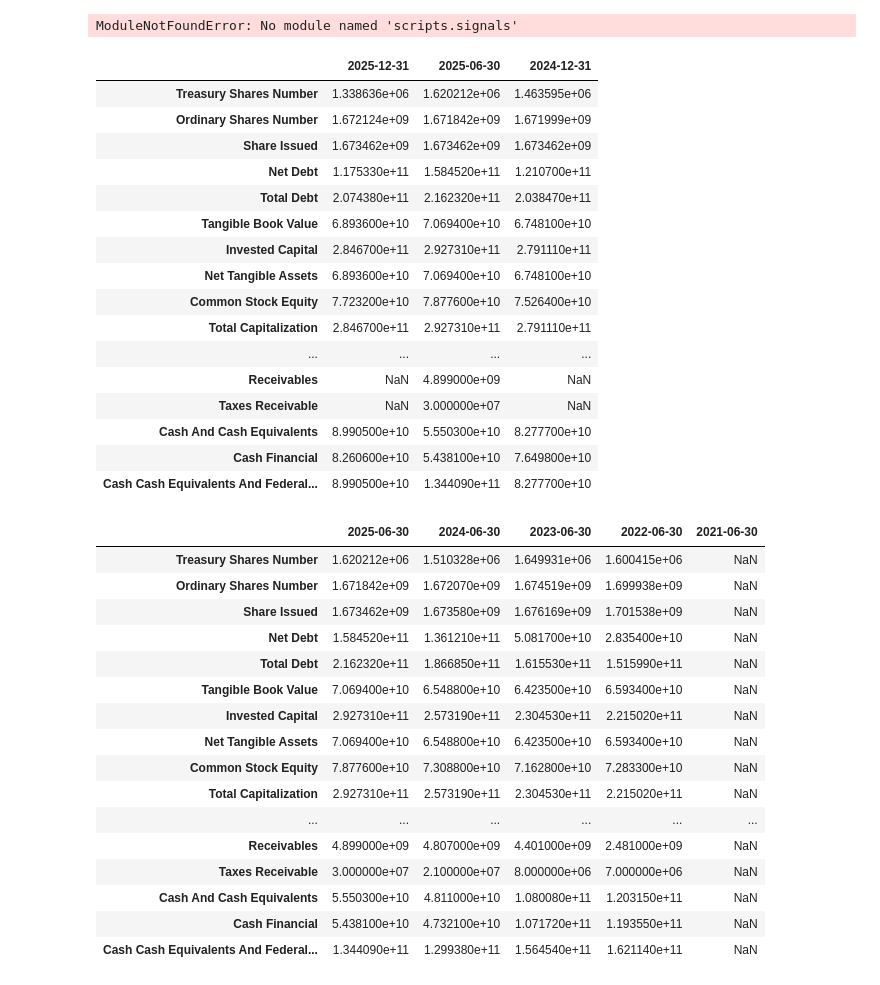
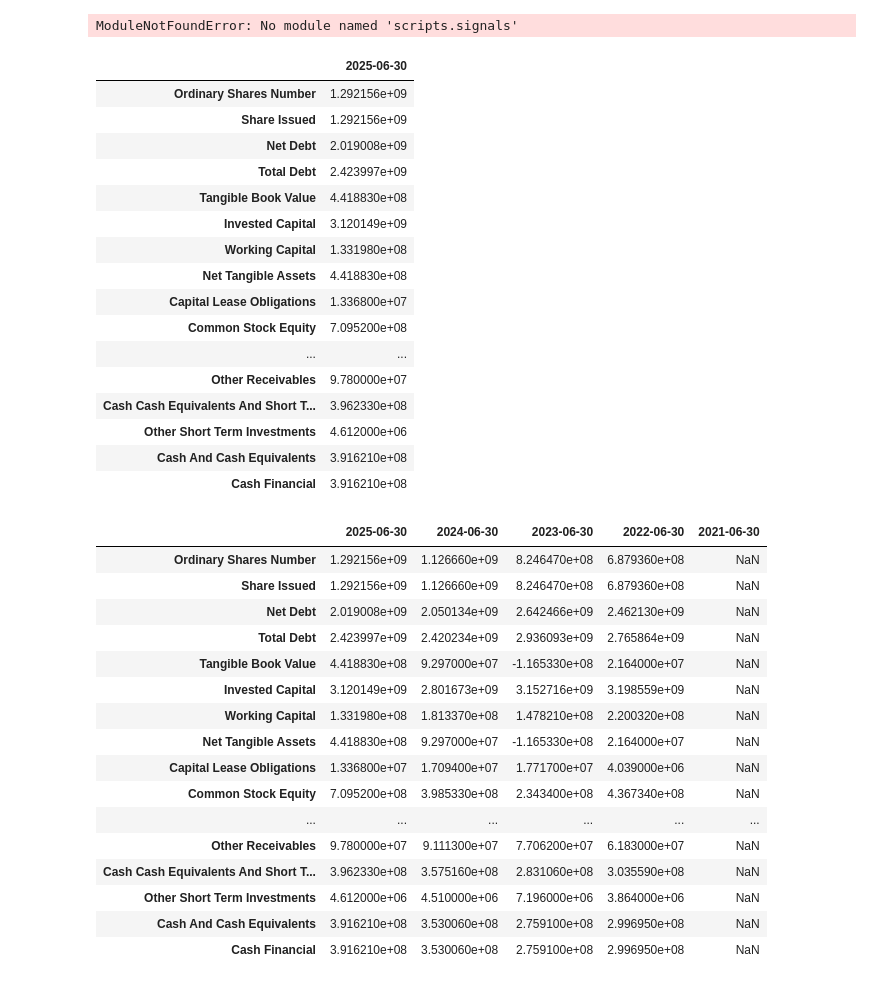
Before and after one commit to hungryfire267/systematic-equities-research, a Jupyter notebook: notebooks/run_signals.ipynb, the cells around one changed output. Cells and saved outputs as stored; diff of their text form; code cells hidden in the pictures.

```diff
--- a/notebooks/run_signals.ipynb
+++ b/notebooks/run_signals.ipynb
@@ -35,34 +35,34 @@ ModuleNotFoundError: No module named 'scripts.signals'
 import yfinance as yf
 import pandas as pd
 # %%
-ticker = yf.Ticker("CBA.AX")
+ticker = yf.Ticker("ZIP.AX")
 
 # 1) Daily adjusted close over 4 years
 prices = ticker.history(period="4y", auto_adjust=True)[["Close"]].copy()
 prices.index = pd.to_datetime(prices.index).tz_localize(None)
 
 # 2) Quarterly balance sheet (preferred for smoother P/B series)
 # If quarterly is empty, fall back to annual balance sheet
 bs = ticker.quarterly_balance_sheet.copy()
 bs
 # %% [output]
-|  | 2025-12-31 | 2025-06-30 | 2024-12-31 |
-| Treasury Shares Number | 1.338636e+06 | 1.620212e+06 | 1.463595e+06 |
-| Ordinary Shares Number | 1.672124e+09 | 1.671842e+09 | 1.671999e+09 |
-| Share Issued | 1.673462e+09 | 1.673462e+09 | 1.673462e+09 |
-| Net Debt | 1.175330e+11 | 1.584520e+11 | 1.210700e+11 |
-| Total Debt | 2.074380e+11 | 2.162320e+11 | 2.038470e+11 |
-| Tangible Book Value | 6.893600e+10 | 7.069400e+10 | 6.748100e+10 |
-| Invested Capital | 2.846700e+11 | 2.927310e+11 | 2.791110e+11 |
-| Net Tangible Assets | 6.893600e+10 | 7.069400e+10 | 6.748100e+10 |
-| Common Stock Equity | 7.723200e+10 | 7.877600e+10 | 7.526400e+10 |
-| Total Capitalization | 2.846700e+11 | 2.927310e+11 | 2.791110e+11 |
-| ... | ... | ... | ... |
-| Receivables | NaN | 4.899000e+09 | NaN |
-| Taxes Receivable | NaN | 3.000000e+07 | NaN |
-| Cash And Cash Equivalents | 8.990500e+10 | 5.550300e+10 | 8.277700e+10 |
-| Cash Financial | 8.260600e+10 | 5.438100e+10 | 7.649800e+10 |
-| Cash Cash Equivalents And Federal... | 8.990500e+10 | 1.344090e+11 | 8.277700e+10 |
+|  | 2025-06-30 |
+| Ordinary Shares Number | 1.292156e+09 |
+| Share Issued | 1.292156e+09 |
+| Net Debt | 2.019008e+09 |
+| Total Debt | 2.423997e+09 |
+| Tangible Book Value | 4.418830e+08 |
+| Invested Capital | 3.120149e+09 |
+| Working Capital | 1.331980e+08 |
+| Net Tangible Assets | 4.418830e+08 |
+| Capital Lease Obligations | 1.336800e+07 |
+| Common Stock Equity | 7.095200e+08 |
+| ... | ... |
+| Other Receivables | 9.780000e+07 |
+| Cash Cash Equivalents And Short T... | 3.962330e+08 |
+| Other Short Term Investments | 4.612000e+06 |
+| Cash And Cash Equivalents | 3.916210e+08 |
+| Cash Financial | 3.916210e+08 |
 # %%
 bs_q = ticker.quarterly_balance_sheet.copy()
 bs_a = ticker.balance_sheet.copy()
@@ -72,19 +72,19 @@ bs = bs_q if not bs_q.empty and bs_q.shape[1] >= 4 else bs_a
 bs
 # %% [output]
 |  | 2025-06-30 | 2024-06-30 | 2023-06-30 | 2022-06-30 | 2021-06-30 |
-| Treasury Shares Number | 1.620212e+06 | 1.510328e+06 | 1.649931e+06 | 1.600415e+06 | NaN |
-| Ordinary Shares Number | 1.671842e+09 | 1.672070e+09 | 1.674519e+09 | 1.699938e+09 | NaN |
-| Share Issued | 1.673462e+09 | 1.673580e+09 | 1.676169e+09 | 1.701538e+09 | NaN |
-| Net Debt | 1.584520e+11 | 1.361210e+11 | 5.081700e+10 | 2.835400e+10 | NaN |
-| Total Debt | 2.162320e+11 | 1.866850e+11 | 1.615530e+11 | 1.515990e+11 | NaN |
-| Tangible Book Value | 7.069400e+10 | 6.548800e+10 | 6.423500e+10 | 6.593400e+10 | NaN |
-| Invested Capital | 2.927310e+11 | 2.573190e+11 | 2.304530e+11 | 2.215020e+11 | NaN |
-| Net Tangible Assets | 7.069400e+10 | 6.548800e+10 | 6.423500e+10 | 6.593400e+10 | NaN |
-| Common Stock Equity | 7.877600e+10 | 7.308800e+10 | 7.162800e+10 | 7.283300e+10 | NaN |
-| Total Capitalization | 2.927310e+11 | 2.573190e+11 | 2.304530e+11 | 2.215020e+11 | NaN |
+| Ordinary Shares Number | 1.292156e+09 | 1.126660e+09 | 8.246470e+08 | 6.879360e+08 | NaN |
+| Share Issued | 1.292156e+09 | 1.126660e+09 | 8.246470e+08 | 6.879360e+08 | NaN |
+| Net Debt | 2.019008e+09 | 2.050134e+09 | 2.642466e+09 | 2.462130e+09 | NaN |
+| Total Debt | 2.423997e+09 | 2.420234e+09 | 2.936093e+09 | 2.765864e+09 | NaN |
+| Tangible Book Value | 4.418830e+08 | 9.297000e+07 | -1.165330e+08 | 2.164000e+07 | NaN |
+| Invested Capital | 3.120149e+09 | 2.801673e+09 | 3.152716e+09 | 3.198559e+09 | NaN |
+| Working Capital | 1.331980e+08 | 1.813370e+08 | 1.478210e+08 | 2.200320e+08 | NaN |
+| Net Tangible Assets | 4.418830e+08 | 9.297000e+07 | -1.165330e+08 | 2.164000e+07 | NaN |
+| Capital Lease Obligations | 1.336800e+07 | 1.709400e+07 | 1.771700e+07 | 4.039000e+06 | NaN |
+| Common Stock Equity | 7.095200e+08 | 3.985330e+08 | 2.343400e+08 | 4.367340e+08 | NaN |
 | ... | ... | ... | ... | ... | ... |
-| Receivables | 4.899000e+09 | 4.807000e+09 | 4.401000e+09 | 2.481000e+09 | NaN |
-| Taxes Receivable | 3.000000e+07 | 2.100000e+07 | 8.000000e+06 | 7.000000e+06 | NaN |
-| Cash And Cash Equivalents | 5.550300e+10 | 4.811000e+10 | 1.080080e+11 | 1.203150e+11 | NaN |
-| Cash Financial | 5.438100e+10 | 4.732100e+10 | 1.071720e+11 | 1.193550e+11 | NaN |
-| Cash Cash Equivalents And Federal... | 1.344090e+11 | 1.299380e+11 | 1.564540e+11 | 1.621140e+11 | NaN |
+| Other Receivables | 9.780000e+07 | 9.111300e+07 | 7.706200e+07 | 6.183000e+07 | NaN |
+| Cash Cash Equivalents And Short T... | 3.962330e+08 | 3.575160e+08 | 2.831060e+08 | 3.035590e+08 | NaN |
+| Other Short Term Investments | 4.612000e+06 | 4.510000e+06 | 7.196000e+06 | 3.864000e+06 | NaN |
+| Cash And Cash Equivalents | 3.916210e+08 | 3.530060e+08 | 2.759100e+08 | 2.996950e+08 | NaN |
+| Cash Financial | 3.916210e+08 | 3.530060e+08 | 2.759100e+08 | 2.996950e+08 | NaN |
```
Also changed, not shown: 6 other files.
